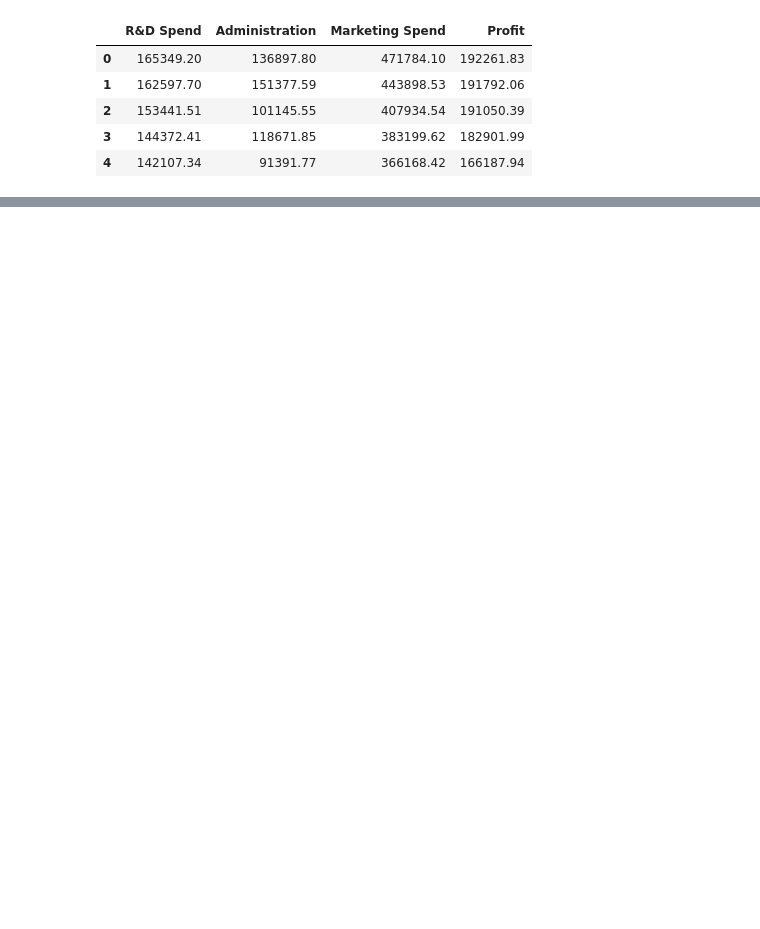
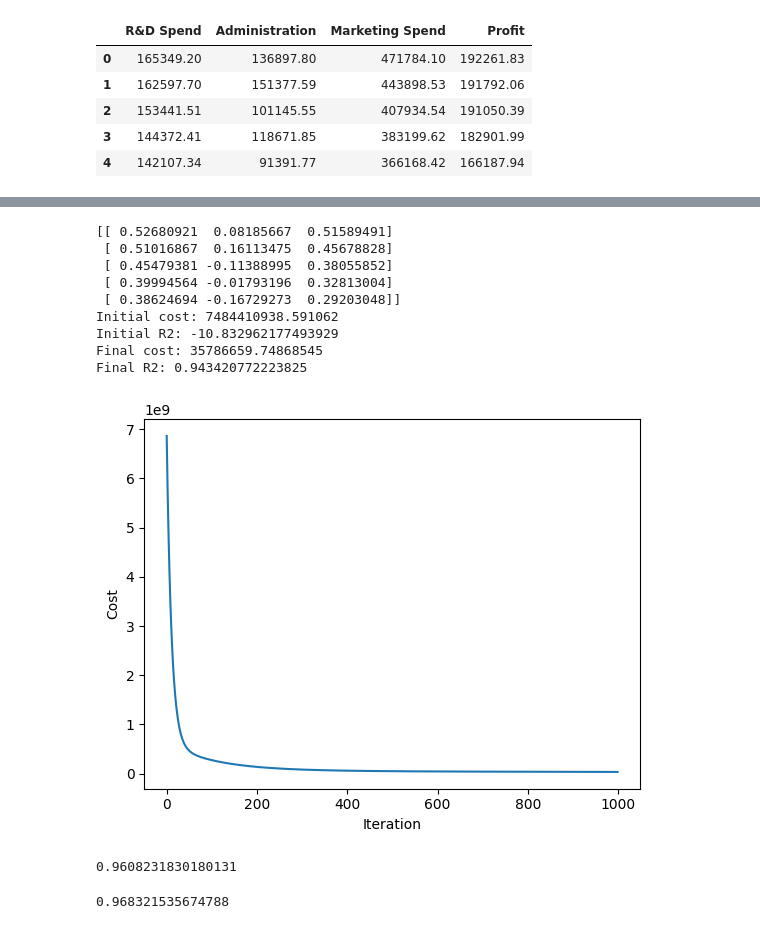
Before and after one commit to iadel93/DEBI_Python, a Jupyter notebook: MachineLearning/MultiplefeatureLinearRegression.ipynb, the cells around one changed output, grey strips where cells are left out. Cells and saved outputs as stored; diff of their text form; code cells hidden in the pictures; blank space fills up the shorter version.

```diff
--- a/MachineLearning/MultiplefeatureLinearRegression.ipynb
+++ b/MachineLearning/MultiplefeatureLinearRegression.ipynb
@@ -12,0 +54,68 @@ data.head()
+# %%
+from sklearn.metrics import r2_score
+
+X = data.iloc[:, :-1].values
+y = data.iloc[:, -1].values
+
+# apply feature scaling throught mean normalization
+X = (X - X.mean(axis=0)) / X.max(axis=0)
+print(X[:5])
+
+X = np.c_[np.ones(X.shape[0]), X]
+theta = np.random.rand(X.shape[1])
+
+J_initital = cost_function(X, y, theta)
+print(f'Initial cost: {J_initital}')
+
+r2_initial = r2_score(y, linear_regression(X, theta))
+print(f'Initial R2: {r2_initial}')
+
+theta, J_history = gradient_descent(X, y, theta, 0.001, 1000)
+
+J_final = J_history[-1]
+print(f'Final cost: {J_final}')
+
+r2_final = r2_score(y, linear_regression(X, theta))
+print(f'Final R2: {r2_final}')
+
+plt.plot(J_history)
+plt.xlabel('Iteration')
+plt.ylabel('Cost')
+plt.show()
+# %% [output]
+[[ 0.52680921  0.08185667  0.51589491]
+ [ 0.51016867  0.16113475  0.45678828]
+ [ 0.45479381 -0.11388995  0.38055852]
+ [ 0.39994564 -0.01793196  0.32813004]
+ [ 0.38624694 -0.16729273  0.29203048]]
+Initial cost: 7484410938.591062
+Initial R2: -10.832962177493929
+Final cost: 35786659.74868545
+Final R2: 0.943420772223825
+[figure, added]
+# %%
+from sklearn.linear_model import LinearRegression
+
+X = data.iloc[:, :-1].values
+y = data.iloc[:, -1].values
+
+model = LinearRegression()
+model.fit(X, y)
+r2_score(y, model.predict(X))
+# %% [output]
+0.9608231830180131
+# %%
+# Polynomial Regression
+from sklearn.preprocessing import PolynomialFeatures
+
+X = data.iloc[:, :-1].values
+y = data.iloc[:, -1].values
+
+poly = PolynomialFeatures(degree=2)
+X = poly.fit_transform(X)
+
+model = LinearRegression()
+model.fit(X, y)
+r2_score(y, model.predict(X))
+# %% [output]
+0.968321535674788
```
Also changed, not shown: parts of 2 cells of this notebook, 1 other file.
